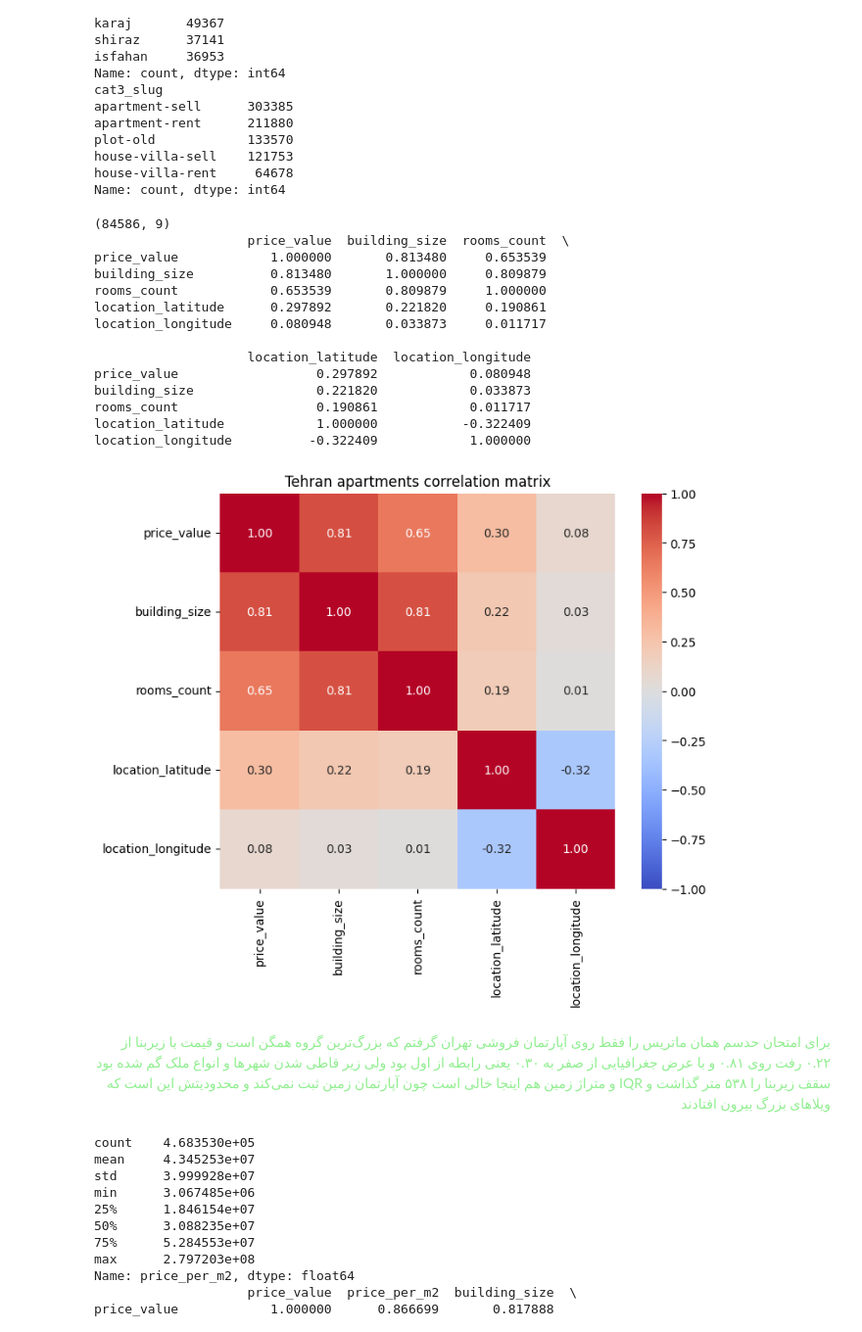
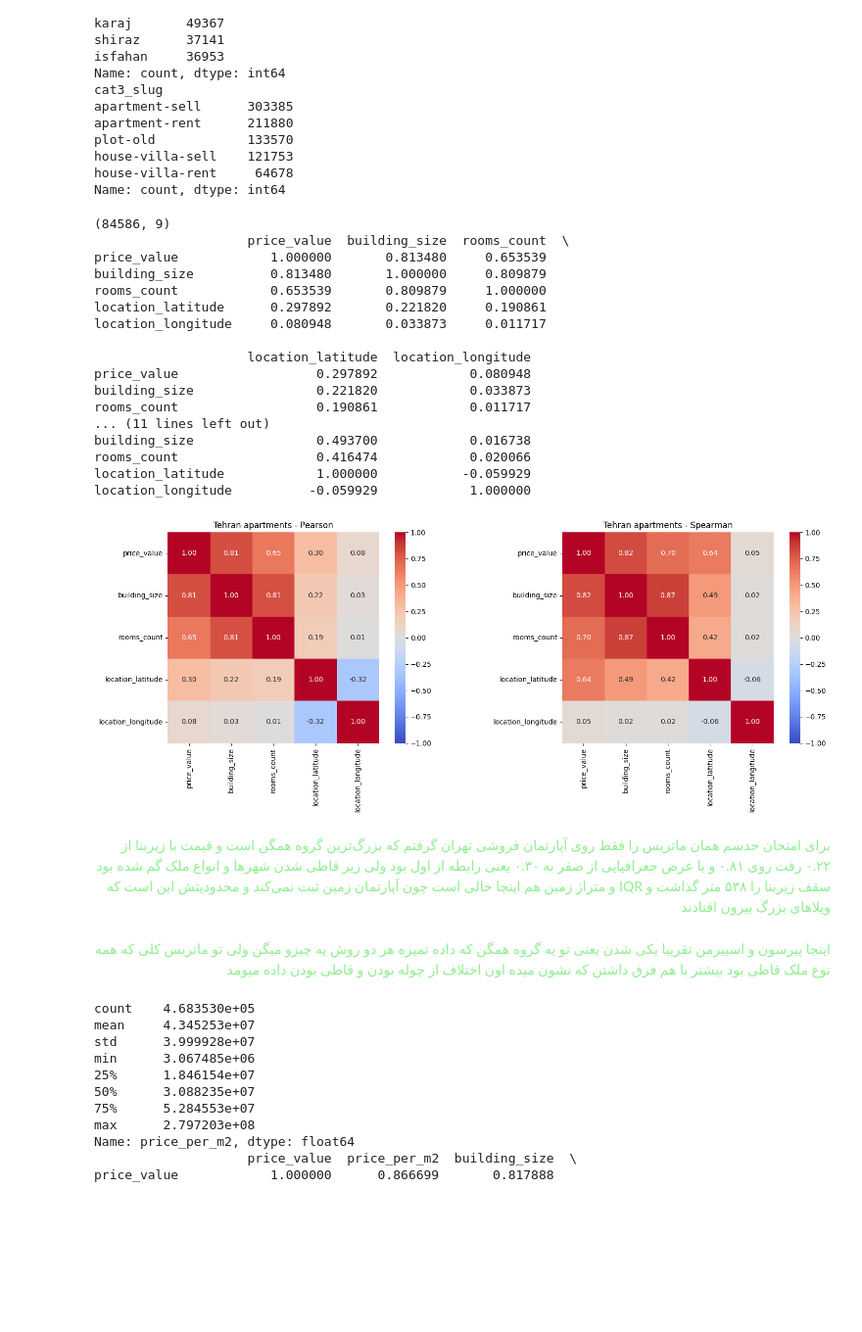
Before and after one commit to aminrafi394/quera-AI-first-project, a Jupyter notebook: notebooks/q8_q9_mahdi.ipynb, the cells around one changed output. Shown at 98% size. Saved outputs shown, nothing was run; the diff lists cells and outputs as text; code cells hidden in the pictures; blank space fills up the shorter version.

Commit message:
Add Spearman correlation alongside Pearson

```diff
--- a/notebooks/q8_q9_mahdi.ipynb
+++ b/notebooks/q8_q9_mahdi.ipynb
@@ -260,36 +260,52 @@ Name: count, dtype: int64
 # %%
 subset = df_q8[(df_q8['city_slug'] == 'tehran') & (df_q8['cat3_slug'] == 'apartment-sell')]
 print(subset.shape)
 
 subset_cols = ['price_value','building_size','rooms_count','location_latitude','location_longitude']
 
-corr_subset = subset[subset_cols].corr()
-print(corr_subset)
+corr_subset_pearson = subset[subset_cols].corr()
+corr_subset_spearman = subset[subset_cols].corr(method='spearman')
 
-plt.figure(figsize=(8, 6))
-sns.heatmap(corr_subset, annot=True, fmt='.2f', cmap='coolwarm',vmin=-1, vmax=1, square=True)
-plt.title('Tehran apartments correlation matrix')
+print(corr_subset_pearson)
+print(corr_subset_spearman)
+
+fig, axes = plt.subplots(1, 2, figsize=(16, 6))
+
+sns.heatmap(corr_subset_pearson, annot=True, fmt='.2f', cmap='coolwarm', vmin=-1, vmax=1, square=True, ax=axes[0])
+axes[0].set_title('Tehran apartments - Pearson')
+
+sns.heatmap(corr_subset_spearman, annot=True, fmt='.2f', cmap='coolwarm', vmin=-1, vmax=1, square=True, ax=axes[1])
+axes[1].set_title('Tehran apartments - Spearman')
+
+plt.tight_layout()
 plt.show()
 # %% [output]
 (84586, 9)
                     price_value  building_size  rooms_count  \
 price_value            1.000000       0.813480     0.653539
 building_size          0.813480       1.000000     0.809879
 rooms_count            0.653539       0.809879     1.000000
 location_latitude      0.297892       0.221820     0.190861
 location_longitude     0.080948       0.033873     0.011717
 
                     location_latitude  location_longitude
 price_value                  0.297892            0.080948
 building_size                0.221820            0.033873
 rooms_count                  0.190861            0.011717
-location_latitude            1.000000           -0.322409
-location_longitude          -0.322409            1.000000
+... (11 lines left out)
+building_size                0.493700            0.016738
+rooms_count                  0.416474            0.020066
+location_latitude            1.000000           -0.059929
+location_longitude          -0.059929            1.000000
-[figure, old version]
+[figure, new version]
 # %% [markdown]
 <p dir="rtl" align="right"><font color="#90EE90" face="vazir">
 برای امتحان حدسم همان ماتریس را فقط روی آپارتمان فروشی تهران گرفتم که بزرگ‌ترین گروه همگن است و قیمت با زیربنا از ۰.۲۲ رفت روی ۰.۸۱ و با عرض جغرافیایی از صفر به ۰.۳۰ یعنی رابطه از اول بود ولی زیر قاطی شدن شهرها و انواع ملک گم شده بود و متراژ زمین هم اینجا خالی است چون آپارتمان زمین ثبت نمی‌کند و محدودیتش این است که IQR سقف زیربنا را ۵۳۸ متر گذاشت و ویلاهای بزرگ بیرون افتادند
 </font></p>
+# %% [markdown]
+<p dir="rtl" align="right"><font color="#90EE90" face="vazir">
+اینجا پیرسون و اسپیرمن تقریبا یکی شدن یعنی تو یه گروه همگن که داده تمیزه هر دو روش یه چیزو میگن ولی تو ماتریس کلی که همه نوع ملک قاطی بود بیشتر با هم فرق داشتن که نشون میده اون اختلاف از چوله بودن و قاطی بودن داده میومد
+</font></p>
 # %%
 #feature: price per square meter
 df_q8['price_per_m2'] = df_q8['price_value']/df_q8['building_size']
```
